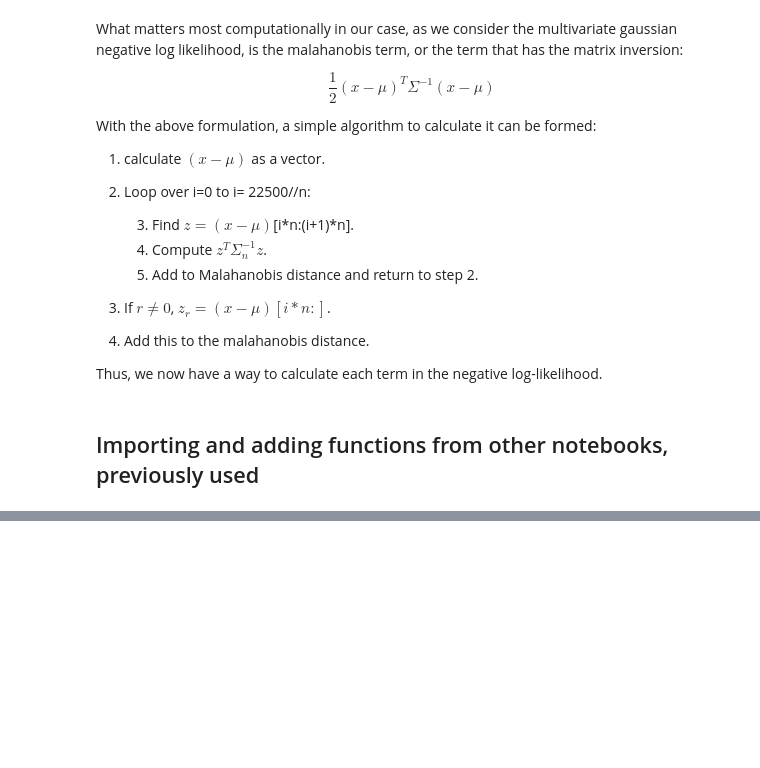
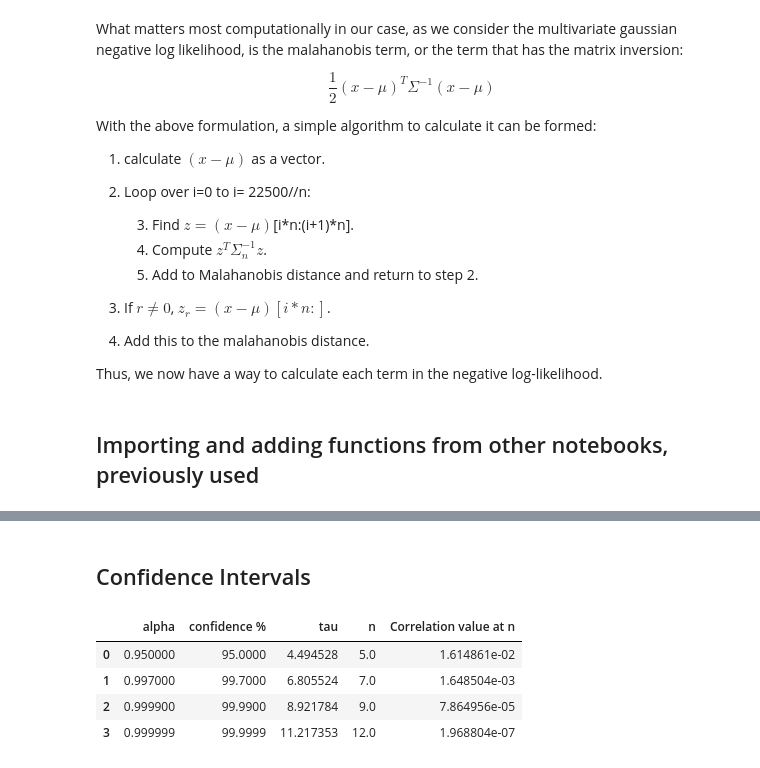
Before and after one commit to AbhishekDey03/mathematical-notebooks, a Jupyter notebook: covariance_matrix_calculations.ipynb, the cells around one changed output, grey strips where cells are left out. Drawn from its saved outputs; the diff is of its cells as text; code cells hidden in the pictures; blank space fills up the shorter version.

```diff
--- a/covariance_matrix_calculations.ipynb
+++ b/covariance_matrix_calculations.ipynb
@@ -117,0 +130,17 @@ def find_d(image_size):
+# %% [markdown]
+## Confidence Intervals
+# %%
+tau = lambda alpha: sigma*norm.ppf(0.5*alpha + 0.5)
+C = lambda d: (1 / np.sqrt(2 * np.pi * sigma**2)) * np.exp(-d**2 / (2 * sigma**2))
+
+alphas = np.array([0.95,0.997,0.9999,0.999999])
+taus = tau(alphas)
+n_values = np.ceil(taus)
+table_of_confidences = pd.DataFrame({'alpha':alphas,'confidence %': alphas*100,'tau':taus,'n':n_values, 'Correlation value at n':C(n_values)})
+display(table_of_confidences)
+# %% [output]
+|  | alpha | confidence % | tau | n | Correlation value at n |
+| 0 | 0.950000 | 95.0000 | 4.494528 | 5.0 | 1.614861e-02 |
+| 1 | 0.997000 | 99.7000 | 6.805524 | 7.0 | 1.648504e-03 |
+| 2 | 0.999900 | 99.9900 | 8.921784 | 9.0 | 7.864956e-05 |
+| 3 | 0.999999 | 99.9999 | 11.217353 | 12.0 | 1.968804e-07 |
```
Also changed, not shown: parts of 3 cells of this notebook.
